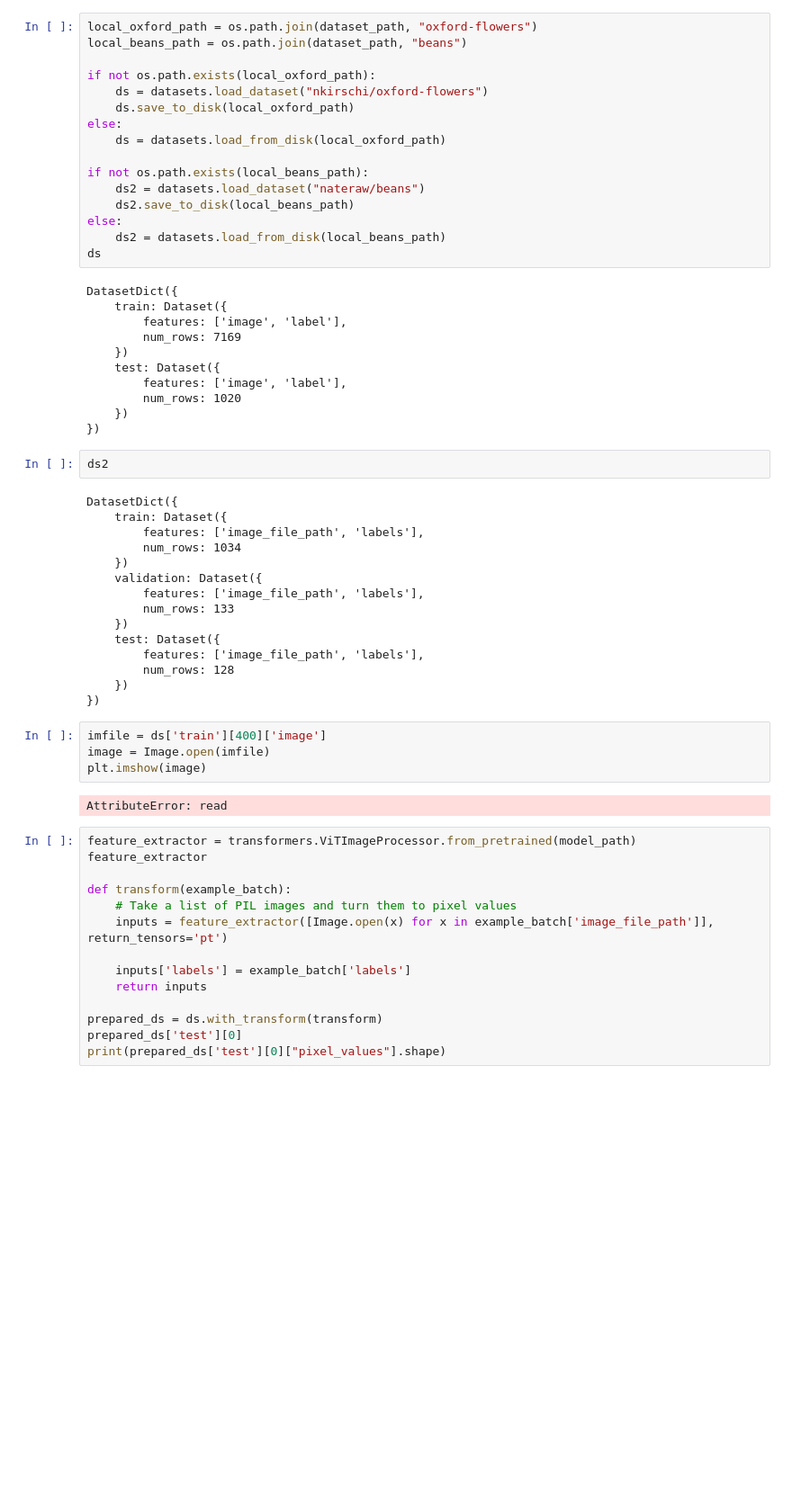
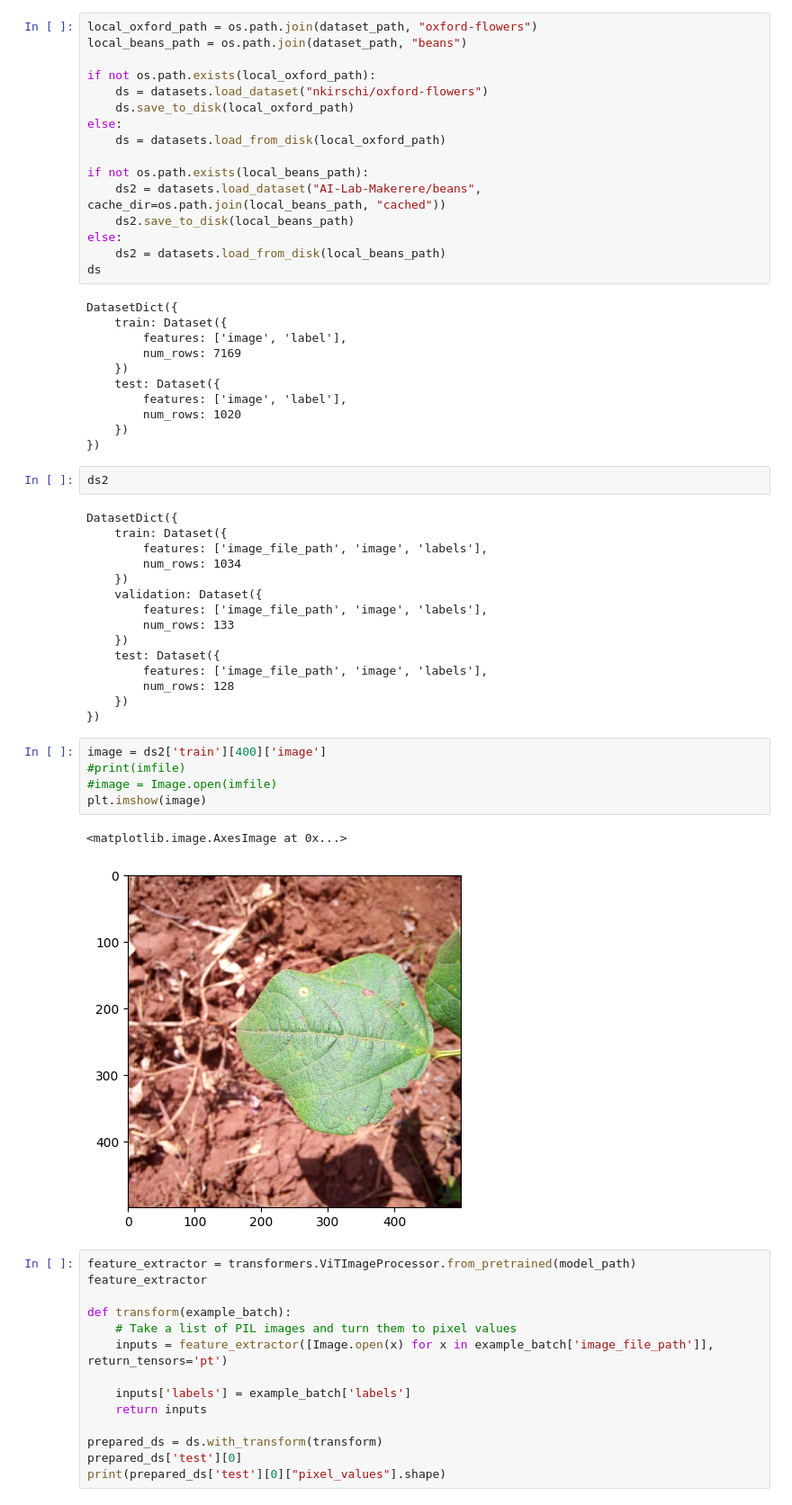
Before and after one commit to leanderweber/layerwise-feedback-propagation, a Jupyter notebook: nbs/beans-vit-training.ipynb, the cells around one changed output. Shown: that part at 90% size. Saved outputs shown, nothing was run; the diff lists cells and outputs as text; blank space fills up the shorter version.

```diff
--- a/nbs/beans-vit-training.ipynb
+++ b/nbs/beans-vit-training.ipynb
@@ -66,7 +66,7 @@ else:
     ds = datasets.load_from_disk(local_oxford_path)
 
 if not os.path.exists(local_beans_path):
-    ds2 = datasets.load_dataset("nateraw/beans")
+    ds2 = datasets.load_dataset("AI-Lab-Makerere/beans", cache_dir=os.path.join(local_beans_path, "cached"))
     ds2.save_to_disk(local_beans_path)
 else:
     ds2 = datasets.load_from_disk(local_beans_path)
@@ -87,24 +87,26 @@ ds2
 # %% [output]
 DatasetDict({
     train: Dataset({
-        features: ['image_file_path', 'labels'],
+        features: ['image_file_path', 'image', 'labels'],
         num_rows: 1034
     })
     validation: Dataset({
-        features: ['image_file_path', 'labels'],
+        features: ['image_file_path', 'image', 'labels'],
         num_rows: 133
     })
     test: Dataset({
-        features: ['image_file_path', 'labels'],
+        features: ['image_file_path', 'image', 'labels'],
         num_rows: 128
     })
 })
 # %%
-imfile = ds['train'][400]['image']
-image = Image.open(imfile)
+image = ds2['train'][400]['image']
+#print(imfile)
+#image = Image.open(imfile)
 plt.imshow(image)
 # %% [output]
-AttributeError: read
+<matplotlib.image.AxesImage at 0x...>
+[figure, added]
 # %%
 feature_extractor = transformers.ViTImageProcessor.from_pretrained(model_path)
 feature_extractor
```
Also changed, not shown: 2 other files.
